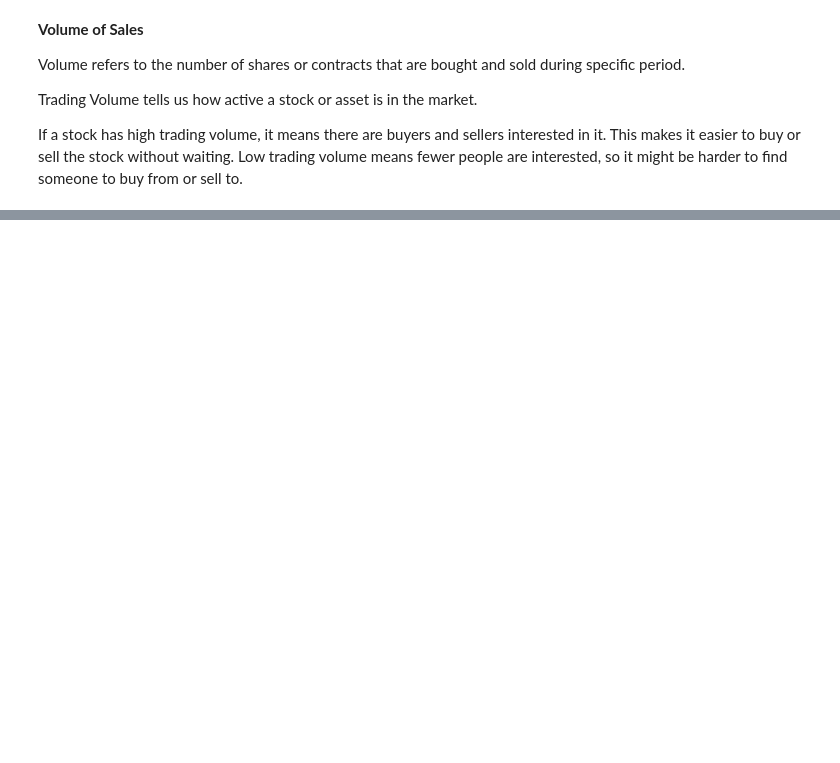
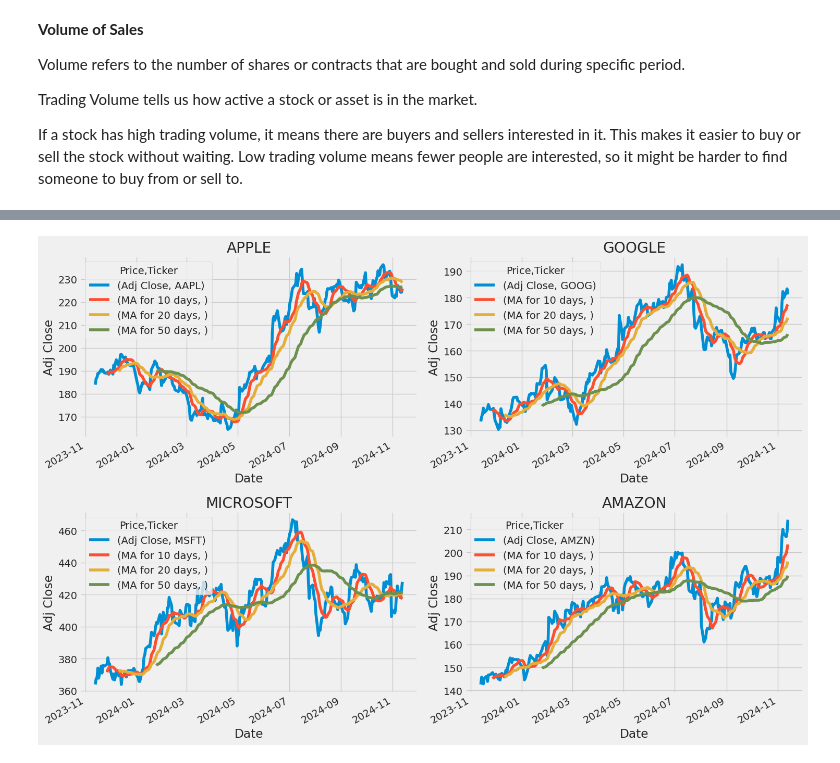
Before and after one commit to mervegb/stock-market-analysis-lstm, a Jupyter notebook: stock_market_analysis_lstm.ipynb, the cells around one changed output, grey strips where cells are left out. Drawn from its saved outputs; the diff is of its cells as text; code cells hidden in the pictures; blank space fills up the shorter version.

```diff
--- a/stock_market_analysis_lstm.ipynb
+++ b/stock_market_analysis_lstm.ipynb
@@ -132,0 +139,33 @@ plt.show()
+# %%
+#Calculate and plot moving averages for four companies using different windows (10,20,50 days) on their adjusted closing prices
+ma_day = [10, 20,50]
+
+for ma in ma_day:
+  for company in company_list:
+    column_name = f"MA for {ma} days"
+    company[column_name] = company["Adj Close"].rolling(ma).mean()
+
+fig, axes = plt.subplots(nrows=2, ncols=2)
+fig.set_figheight(10)
+fig.set_figwidth(15)
+
+
+AAPL[["Adj Close", "MA for 10 days", "MA for 20 days","MA for 50 days"]].plot(ax=axes[0,0])
+axes[0,0].set_title("APPLE")
+axes[0,0].set_ylabel("Adj Close")
+
+GOOG[["Adj Close", "MA for 10 days", "MA for 20 days","MA for 50 days"]].plot(ax=axes[0,1])
+axes[0,1].set_title("GOOGLE")
+axes[0,1].set_ylabel("Adj Close")
+
+MSFT[["Adj Close", "MA for 10 days", "MA for 20 days","MA for 50 days"]].plot(ax=axes[1,0])
+axes[1,0].set_title("MICROSOFT")
+axes[1,0].set_ylabel("Adj Close")
+
+AMZN[["Adj Close", "MA for 10 days", "MA for 20 days","MA for 50 days"]].plot(ax=axes[1,1])
+axes[1,1].set_title("AMAZON")
+axes[1,1].set_ylabel("Adj Close")
+
+fig.tight_layout()
+# %% [output]
+[figure, added]
```
Also changed, not shown: parts of 19 cells of this notebook.
